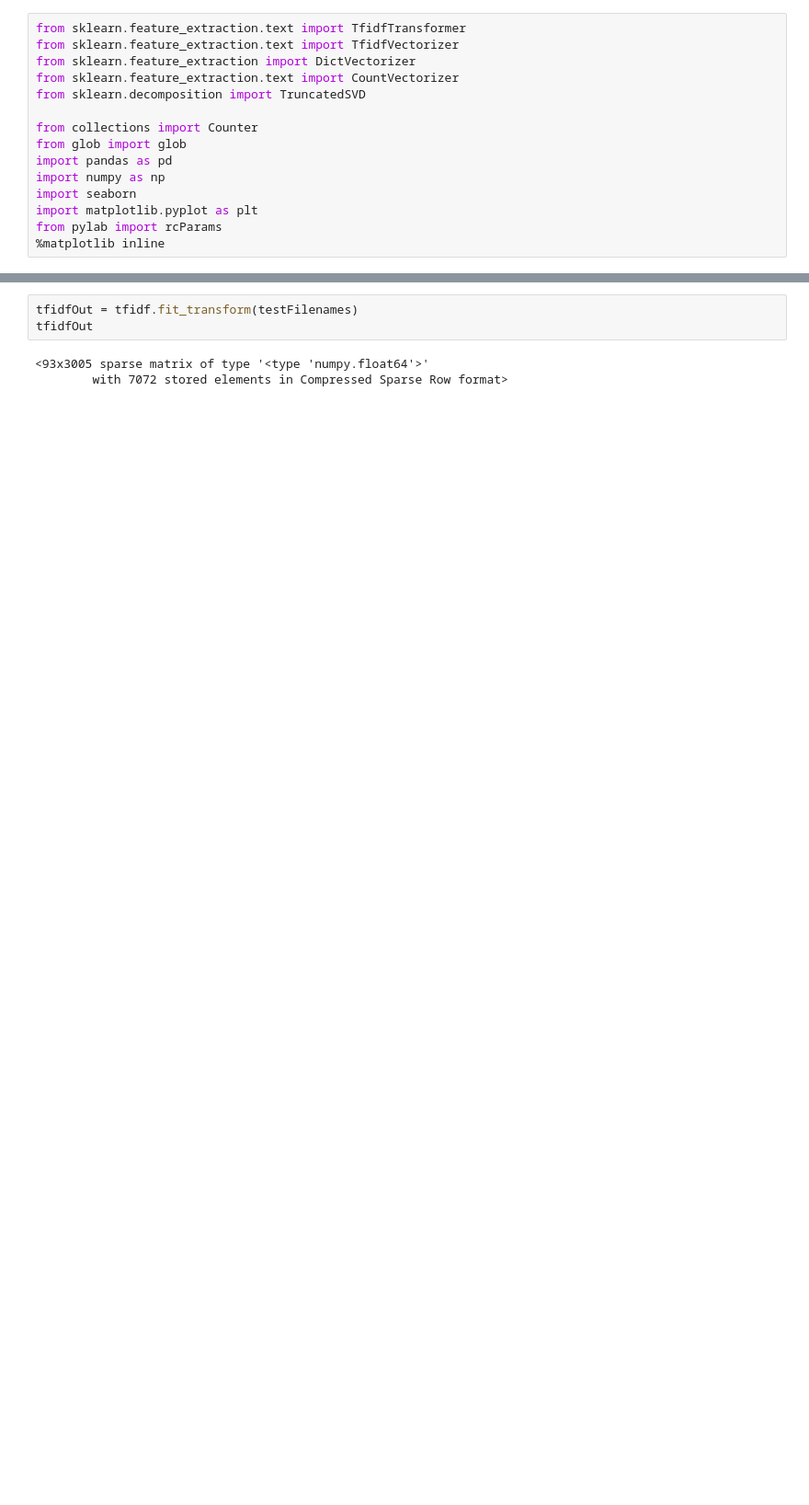
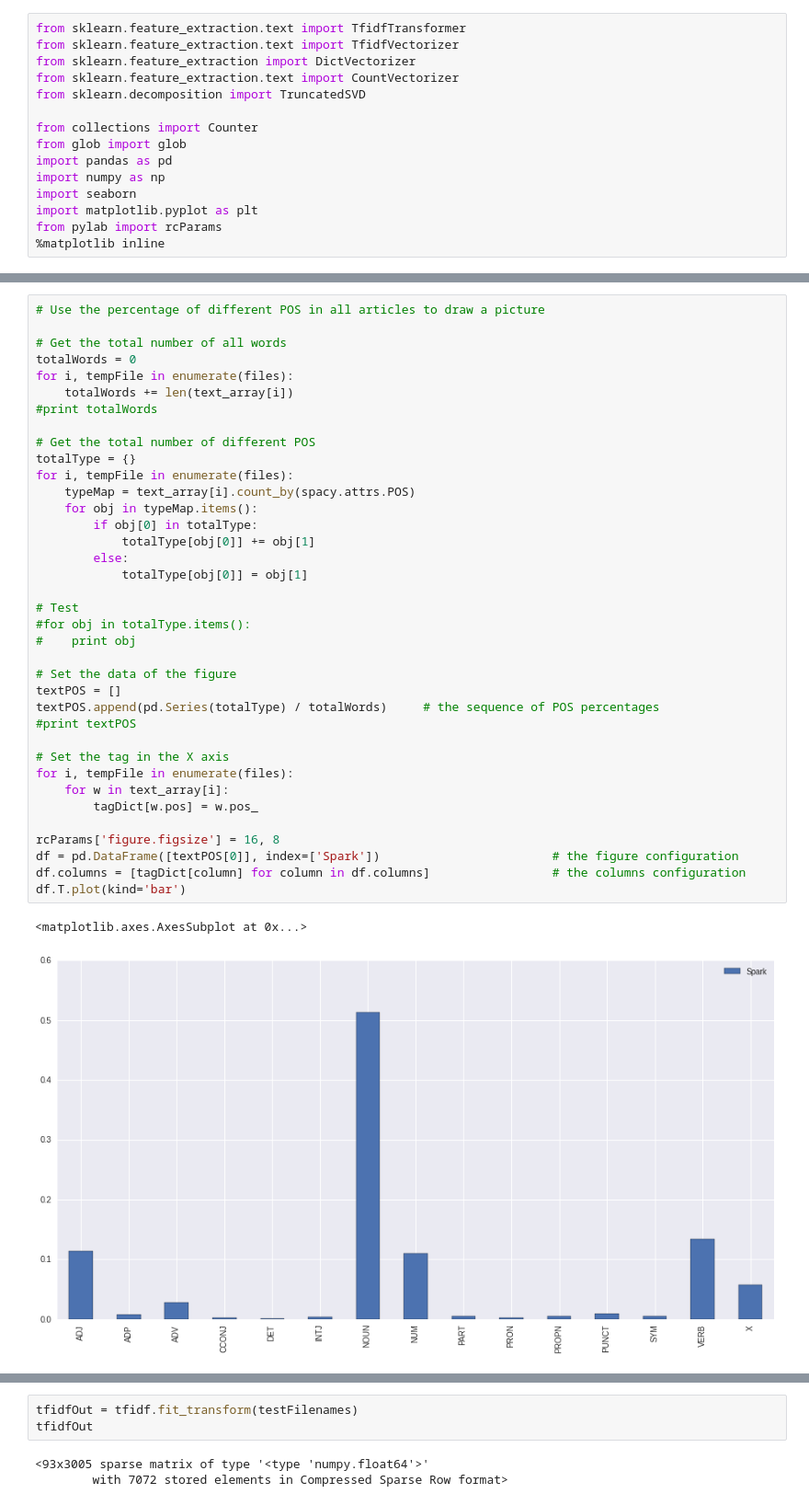
Before and after one commit to Persper/code-analytics, a Jupyter notebook: TFIDF/tf-idf-Spark.ipynb, the cells around one changed output, grey strips where cells are left out. Shown: that part at 92% size. Saved outputs shown, nothing was run; the diff lists cells and outputs as text; blank space fills up the shorter version.

```diff
--- a/TFIDF/tf-idf-Spark.ipynb
+++ b/TFIDF/tf-idf-Spark.ipynb
@@ -253 +247,41 @@ add method maintain singleton streamingcontext repl/notebook environment easy lo
+# %%
+# Use the percentage of different POS in all articles to draw a picture
+
+# Get the total number of all words
+totalWords = 0
+for i, tempFile in enumerate(files):
+    totalWords += len(text_array[i])
+#print totalWords
+
+# Get the total number of different POS
+totalType = {}
+for i, tempFile in enumerate(files):
+    typeMap = text_array[i].count_by(spacy.attrs.POS)
+    for obj in typeMap.items():
+        if obj[0] in totalType:
+            totalType[obj[0]] += obj[1]
+        else:
+            totalType[obj[0]] = obj[1]
+
+# Test
+#for obj in totalType.items():
+#    print obj
+
+# Set the data of the figure
+textPOS = []
+textPOS.append(pd.Series(totalType) / totalWords)     # the sequence of POS percentages
+#print textPOS
+
+# Set the tag in the X axis
+for i, tempFile in enumerate(files):
+    for w in text_array[i]:
+        tagDict[w.pos] = w.pos_
+
+rcParams['figure.figsize'] = 16, 8
+df = pd.DataFrame([textPOS[0]], index=['Spark'])                        # the figure configuration
+df.columns = [tagDict[column] for column in df.columns]                 # the columns configuration
+df.T.plot(kind='bar')
+# %% [output]
+<matplotlib.axes.AxesSubplot at 0x...>
+[figure, added]
 # %%
```
Also changed, not shown: parts of 26 cells of this notebook.
